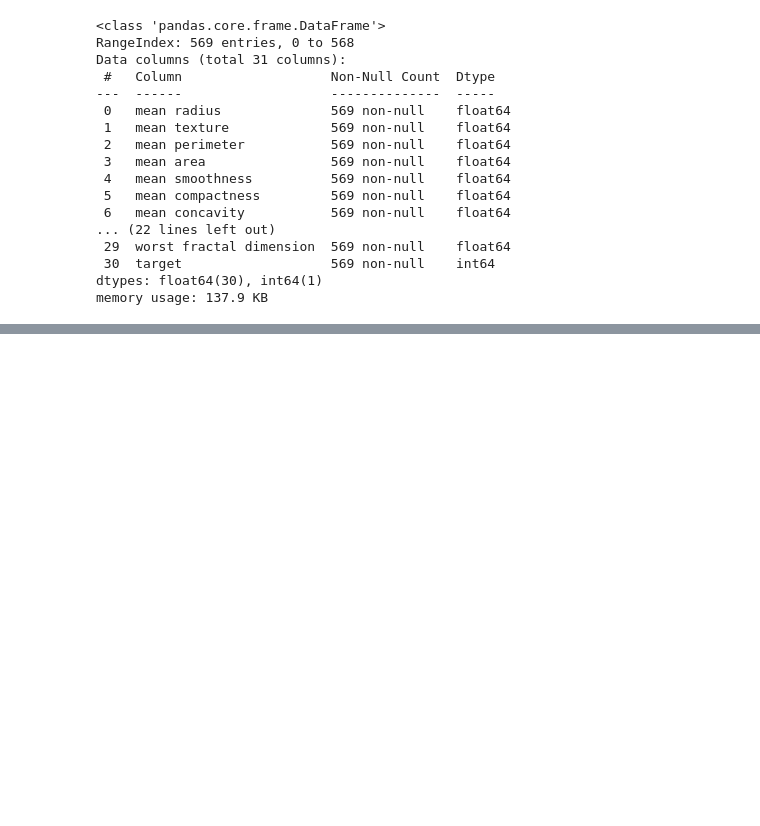
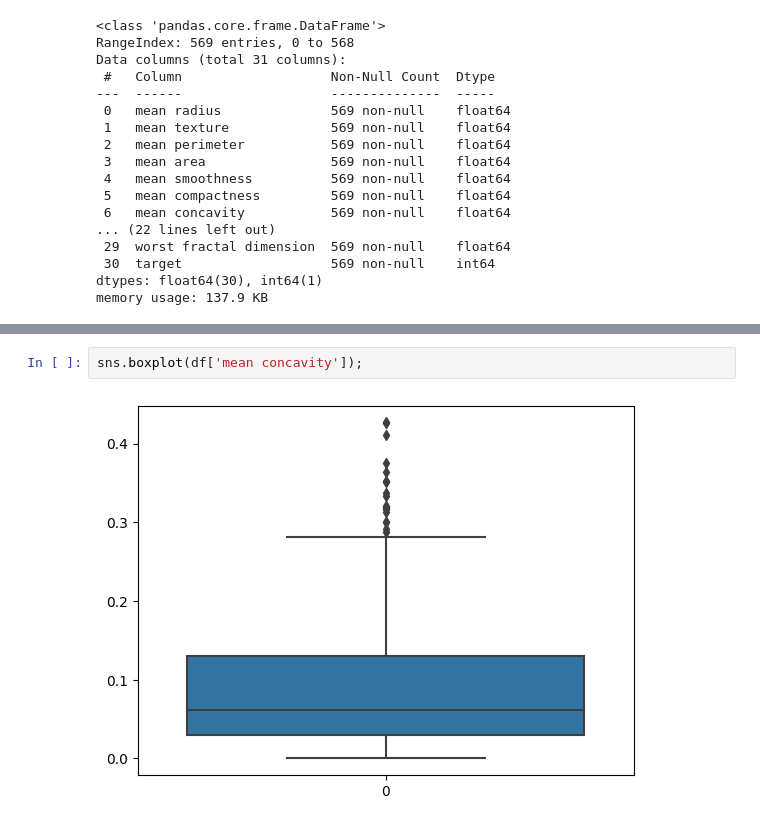
Before and after one commit to pNatTueku/codingProjectwithPython, a Jupyter notebook: project_04_sklearn_breast_cancer.ipynb, the cells around one changed output, grey strips where cells are left out. Drawn from its saved outputs; the diff is of its cells as text; blank space fills up the shorter version.

```diff
--- a/project_04_sklearn_breast_cancer.ipynb
+++ b/project_04_sklearn_breast_cancer.ipynb
@@ -394,0 +410,4 @@ memory usage: 137.9 KB
+# %%
+sns.boxplot(df['mean concavity']);
+# %% [output]
+[figure, added]
```
Also changed, not shown: parts of 20 cells of this notebook.
